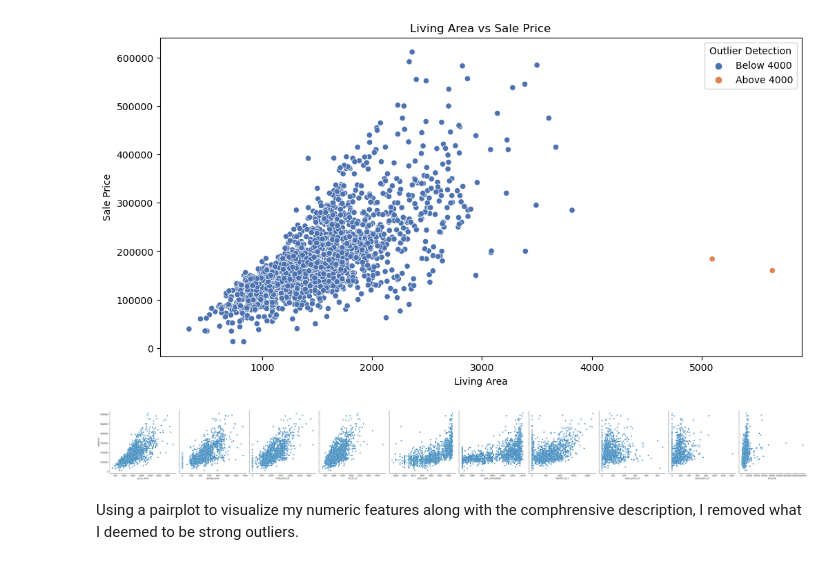
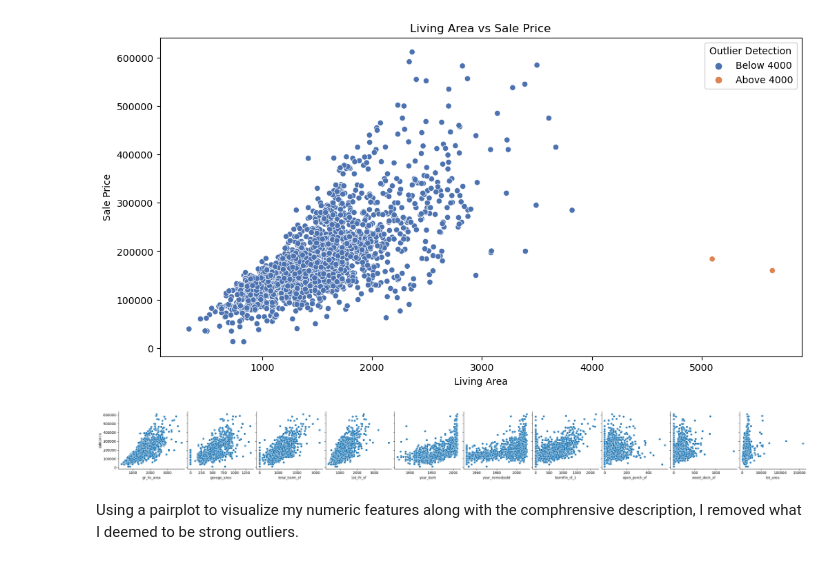
Before and after one commit to argishtiovsepyan/House_Price_Analysis, a Jupyter notebook: code.ipynb, the cells around one changed output. Cells and saved outputs as stored; diff of their text form; code cells hidden in the pictures.

Commit message:
IMAGES

```diff
--- a/code.ipynb
+++ b/code.ipynb
@@ -338,7 +338,8 @@ plt.show()
 # %%
 df_train = df_train[df_train['gr_liv_area'] < 4000]
 # %%
-sns.pairplot(df_train, x_vars=numeric, y_vars='saleprice', height = 5)
-plt.show()
+sns.pairplot(df_train, x_vars=numeric, y_vars='saleprice', height = 3)
+plt.savefig('images/numeric_vs_saleprice_pairplot.png', dpi=300)
+plt.show;
 # %% [output]
-[figure, old version]
+[figure, new version]
```
Also changed, not shown: parts of 1 cell of this notebook, 1 other file.
